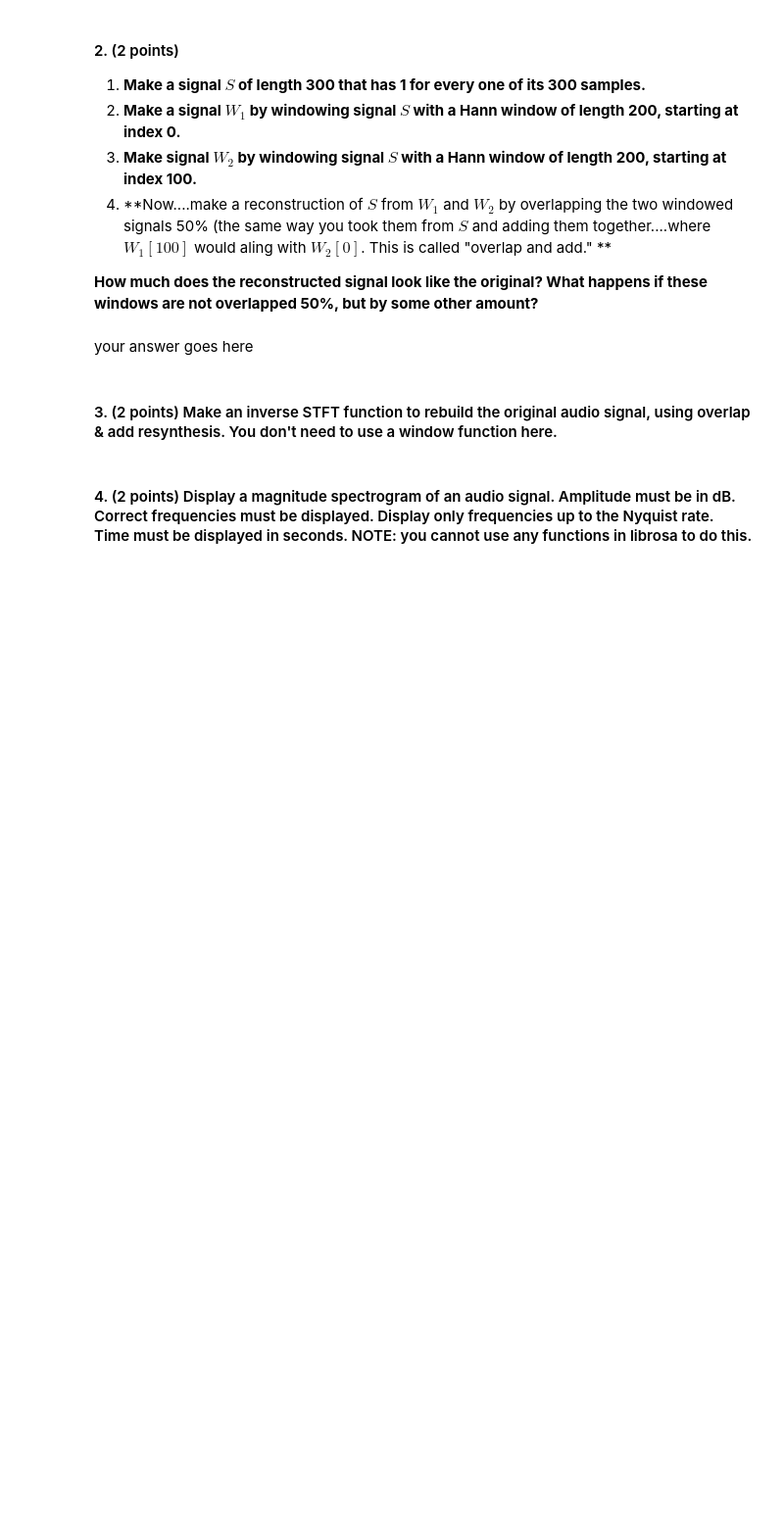
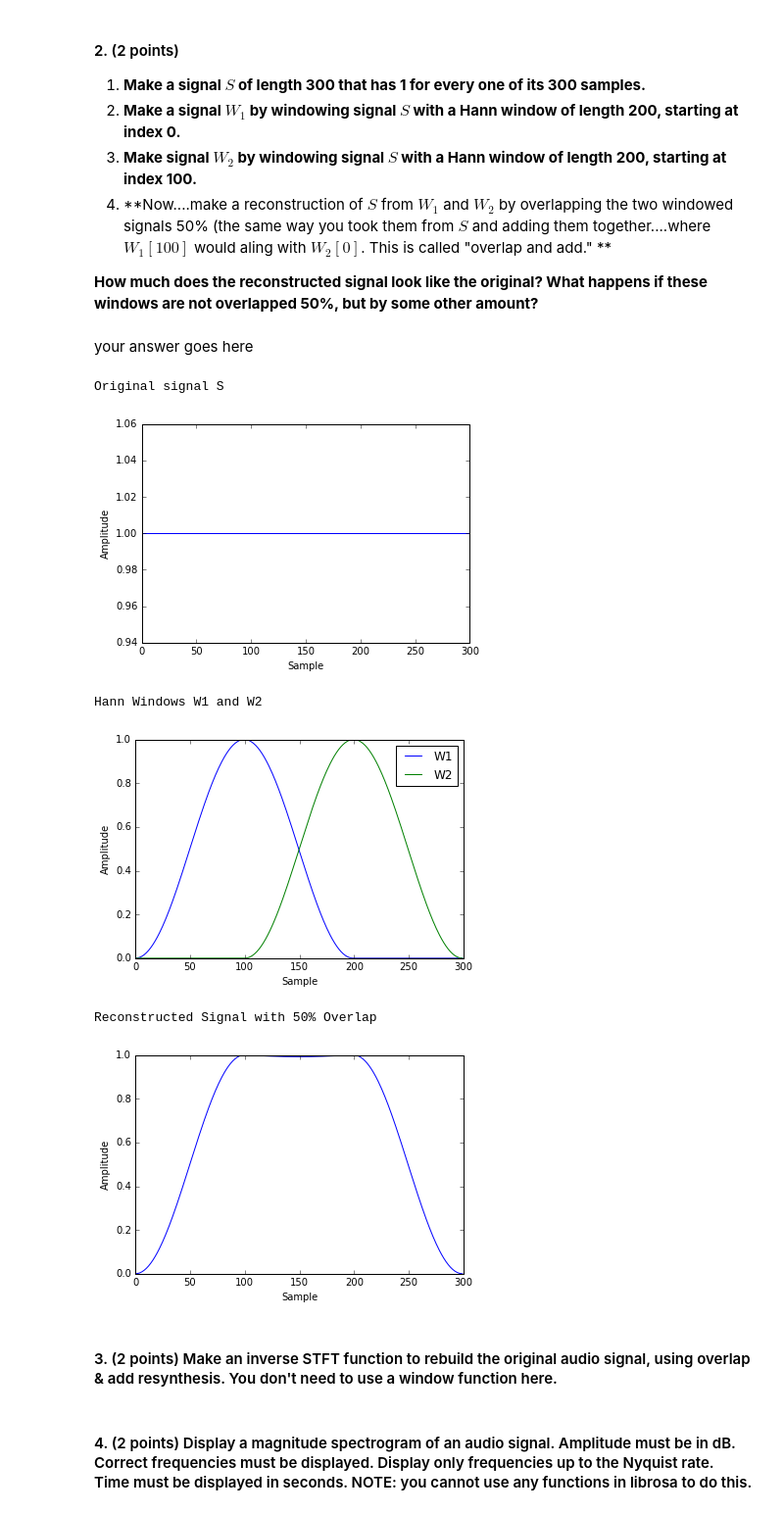
Before and after one commit to hannah-rose/musical_machines, a Jupyter notebook: HW2/HW2.ipynb, the cells around one changed output. Shown at 98% size. Cells and saved outputs as stored; diff of their text form; code cells hidden in the pictures; blank space fills up the shorter version.

```diff
--- a/HW2/HW2.ipynb
+++ b/HW2/HW2.ipynb
@@ -105,3 +106,51 @@ your answer goes here
+# %%
+#---------------------
+# your code goes below
+#---------------------
+
+# Signal S of length 300
+S = np.empty(300)
+S.fill(1)
+
+# Signal W1
+hann_win = sp.signal.hann(200)
+W1 = S[:200]*hann_win
+
+# Signal W2
+W2 = S[100:]*hann_win
+
+# Overlap and add
+W1 = np.lib.pad(W1, (0,100), 'constant')
+W2 = np.lib.pad(W2, (100,0), 'constant')
+out = W1 + W2
+
+# Plot everything
+print "Original signal S"
+plt.plot(S)
+plt.xlabel('Sample')
+plt.ylabel('Amplitude')
+plt.show()
+
+print "Hann Windows W1 and W2"
+plt.plot(W1, label="W1")
+plt.plot(W2, label="W2")
+plt.xlabel('Sample')
+plt.ylabel('Amplitude')
+plt.legend()
+plt.show()
+
+print "Reconstructed Signal with 50% Overlap"
+plt.plot(out)
+plt.xlabel('Sample')
+plt.ylabel('Amplitude')
+plt.show()
+# %% [output]
+Original signal S
+[figure, added]
+Hann Windows W1 and W2
+[figure, added]
+Reconstructed Signal with 50% Overlap
+[figure, added]
 # %% [markdown]
 #### 3. (2 points) Make an inverse STFT function to rebuild the original audio signal, using overlap & add resynthesis. You don't need to use a window function here.
 # %%
```
Also changed, not shown: parts of 3 cells of this notebook.
